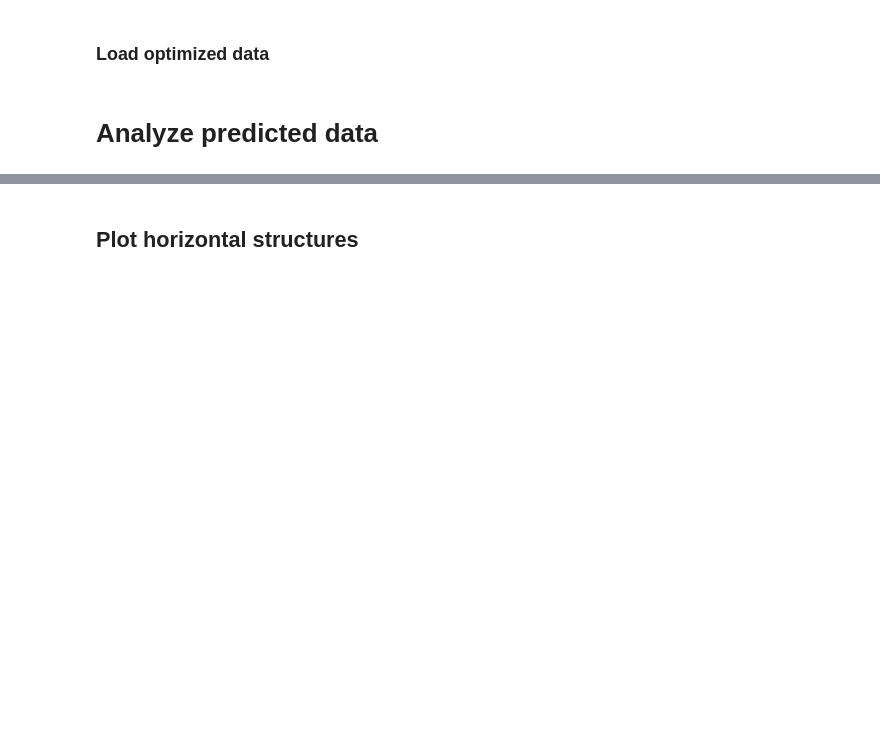
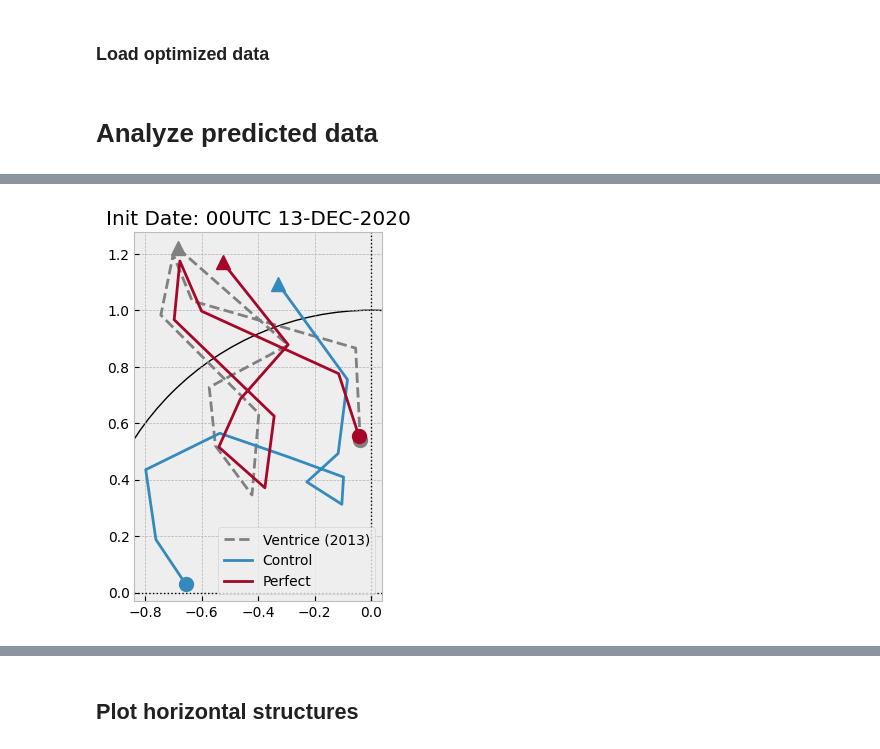
Before and after one commit to spencer-ressel/thesis-work, a Jupyter notebook: python/graphcast/data_processing.ipynb, the cells around one changed output, grey strips where cells are left out. Cells and saved outputs as stored; diff of their text form; code cells hidden in the pictures; blank space fills up the shorter version.

```diff
--- a/python/graphcast/data_processing.ipynb
+++ b/python/graphcast/data_processing.ipynb
@@ -1570,33 +1632,40 @@ for index, data_source in enumerate(['Control', 'Perfect']):
         marker='^',
         markersize=10,
         color=('k' if index == -1 else bmh_colors(index+1)),
     )
     plt.plot(
         VPM[data_source].sel(mode=1, time=time_to_plot.stop),
         VPM[data_source].sel(mode=2, time=time_to_plot.stop),
         marker='o',
         markersize=10,
         color=('k' if index == -1 else bmh_colors(index+1)),
     )
 # plt.plot(
 #     VPM['Control'].sel(mode=1, time=time_to_plot),
 #     VPM['Control'].sel(mode=2, time=time_to_plot),
 #     label='Control'
 # )
 # plt.plot(
 #     VPM['Perfect'].sel(mode=1, time=time_to_plot),
 #     VPM['Perfect'].sel(mode=2, time=time_to_plot),
 #     label='Perfect'
 # )
 plt.legend()
 
 plt.axvline(0, color='k', ls=':', lw=1)
 plt.axhline(0, color='k', ls=':', lw=1)
 
 plt.title(f"Init Date: {np.datetime64(time_to_plot.start).astype('M8[ms]').astype('O').strftime('%HUTC %d-%^b-%Y')}", pad=5)
 # plt.xlim(-1, 0.35)
 # plt.ylim(-1.3, 0.1)
+my_circle = plt.Circle((0, 0), radius=1, color='k', fill=False, linewidth=1)
+
+# 3. Add the circle patch to the axes
+plt.gca().add_patch(my_circle)
+plt.gca().set_aspect('equal')
 plt.show()
+# %% [output]
+[figure, added]
 # %%
 # control_loss = np.sqrt(
 #     (VPM['Control'].sel(mode = 1, drop=True) - VPM['ERA5'].sel(mode = 1, drop=True))**2
```
Also changed, not shown: parts of 21 cells of this notebook, 26 other files.
